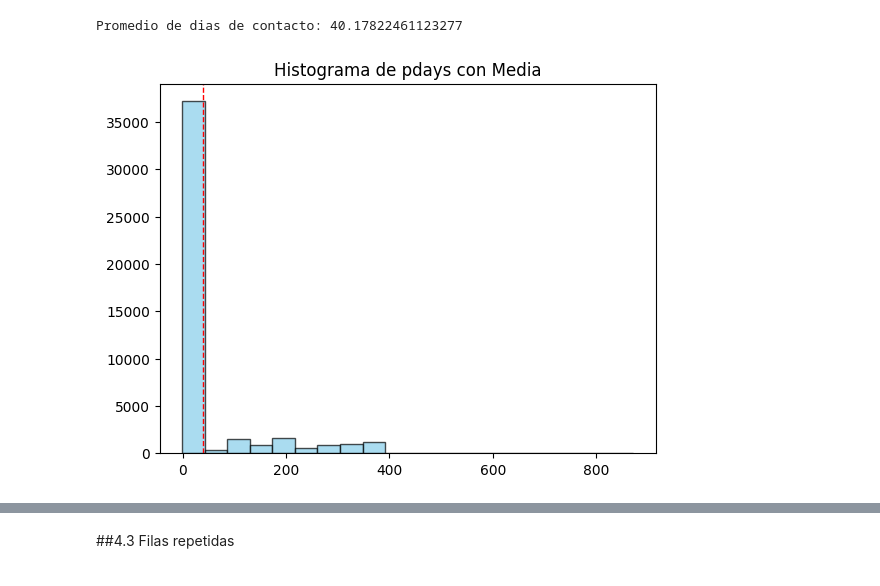
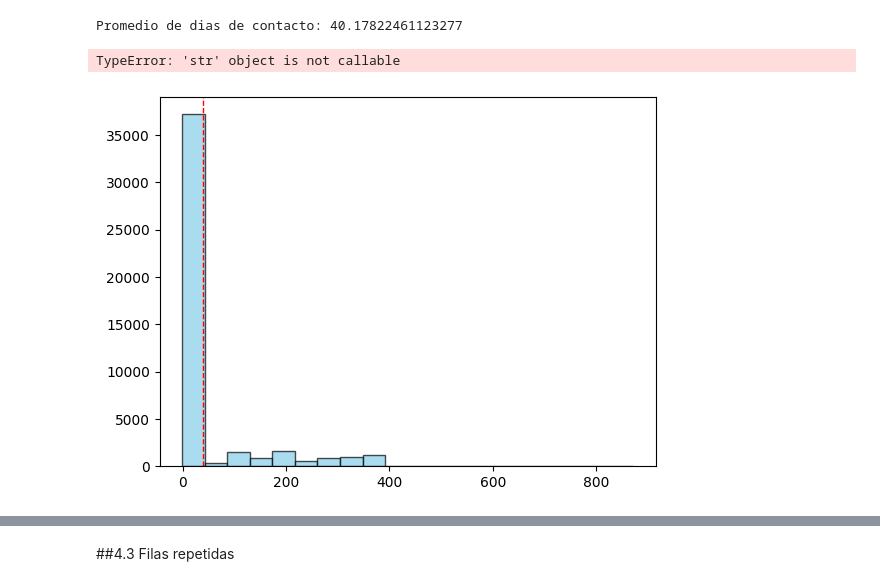
Before and after one commit to Davelascop/TalentoTech, a Jupyter notebook: Tutoria_Limpieza_de_datos.ipynb, the cells around one changed output, grey strips where cells are left out. Saved outputs shown, nothing was run; the diff lists cells and outputs as text; code cells hidden in the pictures.

```diff
--- a/Tutoria_Limpieza_de_datos.ipynb
+++ b/Tutoria_Limpieza_de_datos.ipynb
@@ -217,19 +217,20 @@ Promedio de dias de contacto: 40.17822461123277
 # %%
 #Graficar un histograma del atributo "pdaysCampaña"
 plt.hist(data['pdays'], bins=20, color='skyblue', edgecolor='black', alpha=0.7)
 
 #Agregar una linea vertical para mostrar la media
 plt.axvline(media, color='red', linestyle='dashed', linewidth=1)
 
 #Etiquetas y titulo
-plt.xlabel=('Vaor de pdays')
-plt.ylabel=('Frecuencia')
+plt.xlabel('Valor de pdays')
+plt.ylabel('Frecuencia')
 plt.title('Histograma de pdays con Media')
 
-#Mostrar la grafica
+##Mostrar la grafica
 plt.show()
 # %% [output]
+TypeError: 'str' object is not callable
-[figure, old version]
+[figure, new version]
 # %%
 #calcular la desviacion estándar del atributo pdays
 desviacion_estandar= data['pdays'].std()
```
Also changed, not shown: parts of 5 cells of this notebook.
